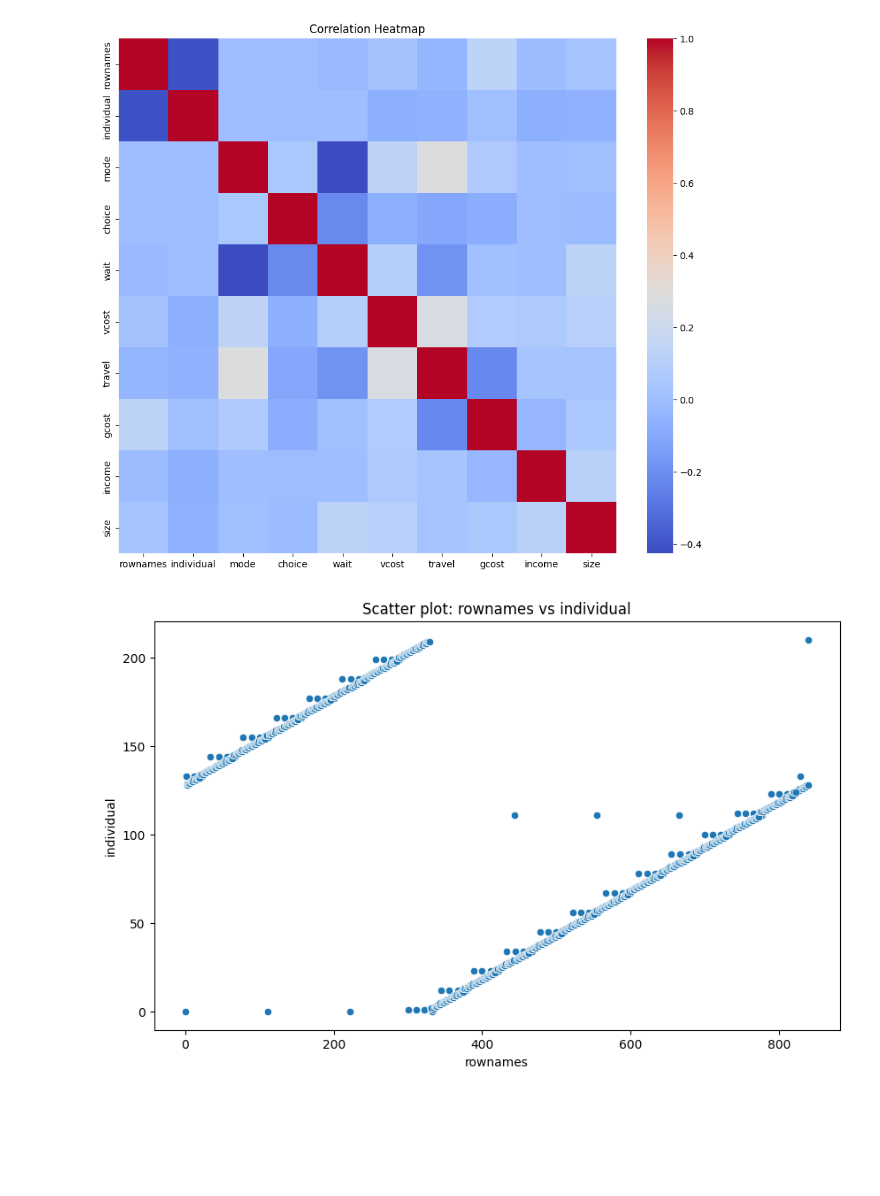
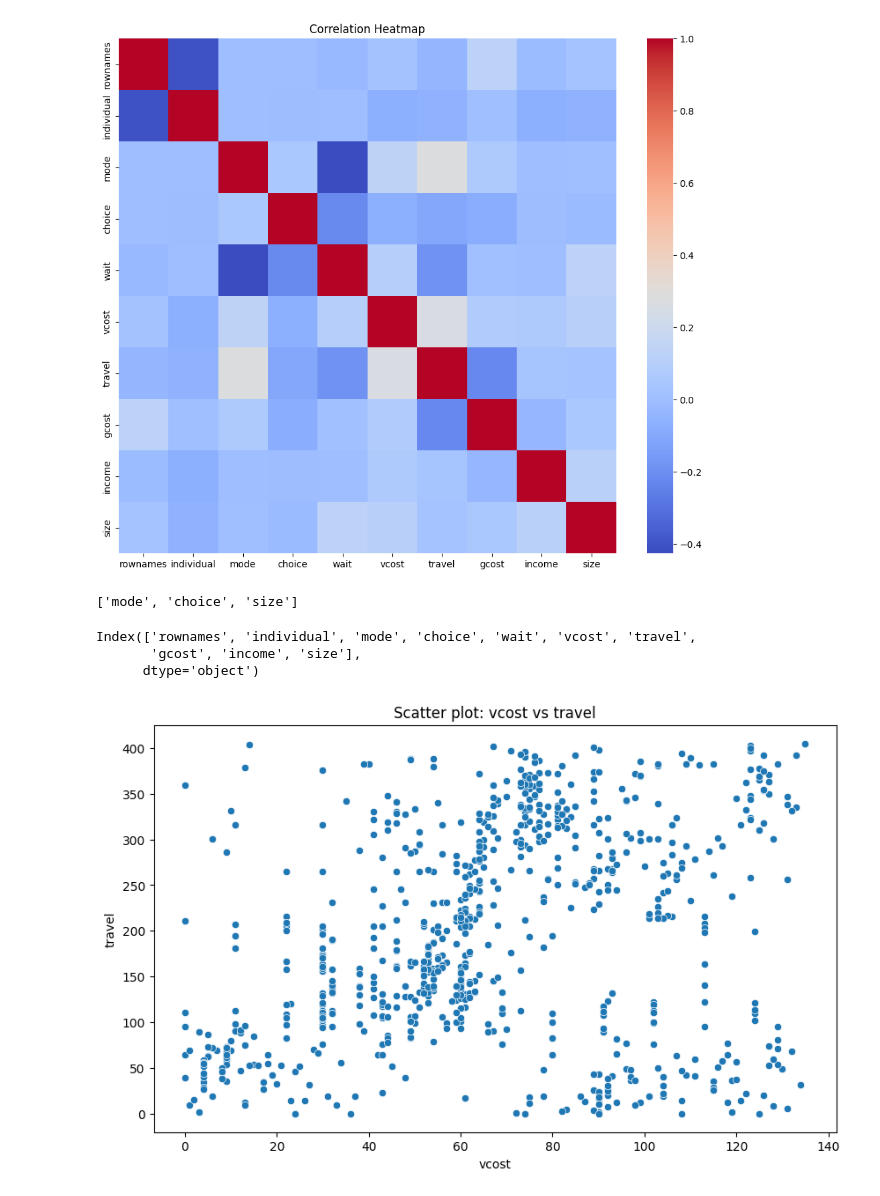
Before and after one commit to devJos77/chat_app, a Jupyter notebook: eda_theory_da.ipynb, the cells around one changed output. Saved outputs shown, nothing was run; the diff lists cells and outputs as text; code cells hidden in the pictures; blank space fills up the shorter version.

```diff
--- a/eda_theory_da.ipynb
+++ b/eda_theory_da.ipynb
@@ -91,8 +97,8 @@ size          0
 dtype: int64
 # %%
 # Remove columns with more than 50% missing values
-threshold = len(df) * 0.5
-df = df.dropna(axis=1, thresh=threshold)
+#threshold = len(df) * 0.5
+#df = df.dropna(axis=1, thresh=threshold)
 # %%
 # Fill remaining missing values
 df = df.fillna(df.ffill())
@@ -124,7 +119,7 @@ for col in categorical_cols:
 # %%
 # Univariate Analysis
 # Histograms for numerical variables
-numerical_cols = df.select_dtypes(include=[np.number]).columns[:5]  # Limit to first 5 for brevity
+numerical_cols = df.select_dtypes(include=[np.number]).columns  # Limit to first 5 for brevity
 fig, axes = plt.subplots(2, 3, figsize=(15, 10))
 for i, col in enumerate(numerical_cols):
     sns.histplot(df[col], ax=axes[i//3, i%3])
@@ -146,0 +145,31 @@ plt.show()
+# %%
+import pandas as pd
+import matplotlib.pyplot as plt
+
+# Load the dataset
+url = "https://raw.githubusercontent.com/salemprakash/EDA/main/Data/TravelMode.csv"
+df = pd.read_csv(url)
+
+# Bar plot between 'individual' and 'income'
+plt.figure(figsize=(10, 6))
+plt.bar(df['individual'], df['income'], color='skyblue')
+plt.xlabel('Individual')
+plt.ylabel('Income')
+plt.title('Income per Individual')
+plt.show()
+
+# Bar plot between 'individual' and 'vcost'
+plt.figure(figsize=(10, 6))
+plt.bar(df['individual'], df['vcost'], color='salmon')
+plt.xlabel('Individual')
+plt.ylabel('V Cost')
+plt.title('V Cost per Individual')
+plt.show()
+
+# Bar plot between 'individual' and 'gcost'
+plt.figure(figsize=(10, 6))
+plt.bar(df['individual'], df['gcost'], color='lightgreen')
+plt.xlabel('Individual')
+plt.ylabel('G Cost')
+plt.title('G Cost per Individual')
+plt.show()
@@ -154,11 +187,19 @@ plt.title('Correlation Heatmap')
 plt.show()
 # %% [output]
 [figure]
+# %%
+print(categorical_cols)
+# %% [output]
+['mode', 'choice', 'size']
 # %%
 # Scatter plot for two numerical variables
+print(numerical_cols)
 plt.figure(figsize=(10, 6))
-sns.scatterplot(x=df[numerical_cols[0]], y=df[numerical_cols[1]])
-plt.title(f'Scatter plot: {numerical_cols[0]} vs {numerical_cols[1]}')
+sns.scatterplot(x=df[numerical_cols[5]], y=df[numerical_cols[6]])
+plt.title(f'Scatter plot: {numerical_cols[5]} vs {numerical_cols[6]}')
 plt.show()
 # %% [output]
+Index(['rownames', 'individual', 'mode', 'choice', 'wait', 'vcost', 'travel',
+       'gcost', 'income', 'size'],
+      dtype='object')
-[figure, old version]
+[figure, new version]
```
Also changed, not shown: parts of 19 cells of this notebook.
